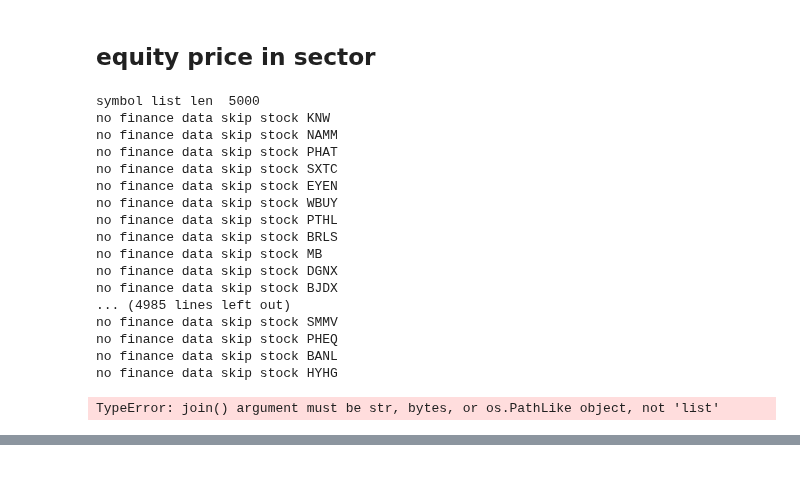
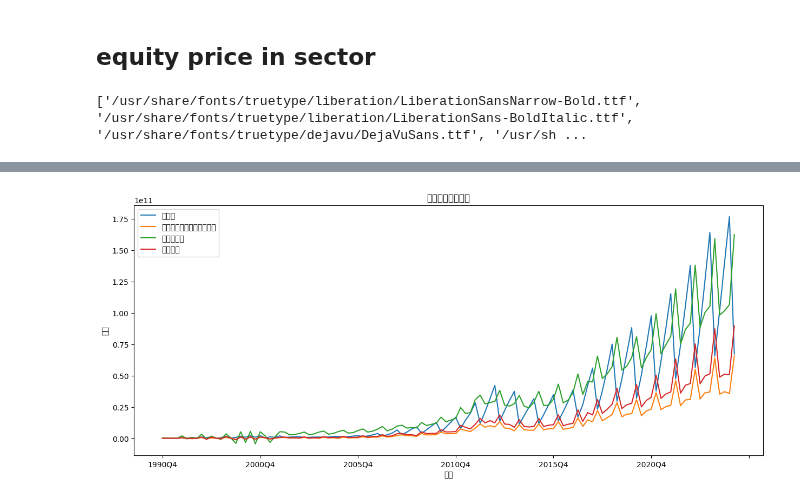
Before and after one commit to wellzero/quant_free, a Jupyter notebook: research/finance/finance.ipynb, the cells around one changed output, grey strips where cells are left out. Cells and saved outputs as stored; diff of their text form; code cells hidden in the pictures; blank space fills up the shorter version.

Commit message:
update xq_finance

```diff
--- a/research/finance/finance.ipynb
+++ b/research/finance/finance.ipynb
@@ -57,51 +57,33 @@ import sys
 import seaborn as sns
 #
 #
-from quant_free.dataset.xq_trade_data import *
+from quant_free.dataset.xq_finance_data import *
 from quant_free.dataset.xq_symbol import *
 
 from quant_free.dataset.finance_factors_calc import *
+
+import matplotlib.font_manager
+fonts = matplotlib.font_manager.findSystemFonts()
+print(fonts)
+# %% [output]
+['/usr/share/fonts/truetype/liberation/LiberationSansNarrow-Bold.ttf', '/usr/share/fonts/truetype/liberation/LiberationSans-BoldItalic.ttf', '/usr/share/fonts/truetype/dejavu/DejaVuSans.ttf', '/usr/sh ...
-# %%
-symbols = ["AMZN", "AAPL", "NFLX", "GOOG"]
-symbols = ["MSFT", "AAPL", "NVDA", "GOOG","AMZN","META","BRK-B","TSM"]
-# data = us_equity_daily_data_load(symbols = symbols, option = 'close')
-
-symbols = get_all_symbol(market = 'us')
-# symbols = symbols.head(100)
-# symbols = ['AAPL', 'NVDA']
-#symbols = ['TEAM', 'IAU', 'DKILY', 'OLCLY']
-# symbols = ['WFC', 'AXP', 'BX', 'GS']
-# us_analysis_finance = finance_factors_calc(symbols)
-# finance_factors = us_analysis_finance.finance_factors_calc()
-
-
-# symbols = ['AAPL', 'NVDA', 'MSFT', 'AMD', 'GOOG', 'TSLA', 'AVGO', 'NXPI', 'ADI', 'QCOM', 'TSM' 'ARM']
-# symbol_list = ['000408']
-print("symbol list len ", len(symbols))
-factors = ['roe', 'roa', 'profit_revenue', 'revenue_increase_q2q_rate', 'cash_increase_q2q_rate']
-start_time = '2022-01-01'
-end_time = '2024-06-01'
-us_analysis_finance = finance_factors_calc(symbols, factors,  start_time, end_time)
-result = us_analysis_finance.finance_factors_rank()
-
-us_equity_research_folder("finance", 'finance_factors_rank.csv', result)
-print(result)
-# %% [output]
-symbol list len  5000
-no finance data skip stock KNW
-no finance data skip stock NAMM
-no finance data skip stock PHAT
-no finance data skip stock SXTC
-no finance data skip stock EYEN
-no finance data skip stock WBUY
-no finance data skip stock PTHL
-no finance data skip stock BRLS
-no finance data skip stock MB
-no finance data skip stock DGNX
-no finance data skip stock BJDX
-... (4985 lines left out)
-no finance data skip stock SMMV
-no finance data skip stock PHEQ
-no finance data skip stock BANL
-no finance data skip stock HYHG
-TypeError: join() argument must be str, bytes, or os.PathLike object, not 'list'
+# %%
+
+import matplotlib.pyplot as plt
+from matplotlib import font_manager
+
+# Set a font that supports Chinese characters
+plt.rcParams['font.sans-serif'] = ['DejaVuSans']  # Use DejaVuSans
+plt.rcParams['axes.unicode_minus'] = False  # Ensure minus signs are displayed correctly
+
+symbols = get_symbols_by_sector(market="cn", sector="白酒.csv", dir_option="xq")
+fd = FinanceData(market='cn')
+data = fd.equity_finance_process(symbols=symbols)
+
+data.plot(figsize=(15, 6))
+plt.title("白酒行业财务数据")  # Chinese title
+plt.xlabel("日期")  # Chinese label for x-axis
+plt.ylabel("数值")  # Chinese label for y-axis
+plt.legend(loc='best')
+plt.show()
+# %% [output]
@@ -107,0 +107 @@ TypeError: join() argument must be str, bytes, or os.PathLike object, not 'list'
+[figure, added]
```
Also changed, not shown: parts of 1 cell of this notebook, 1 other file.
